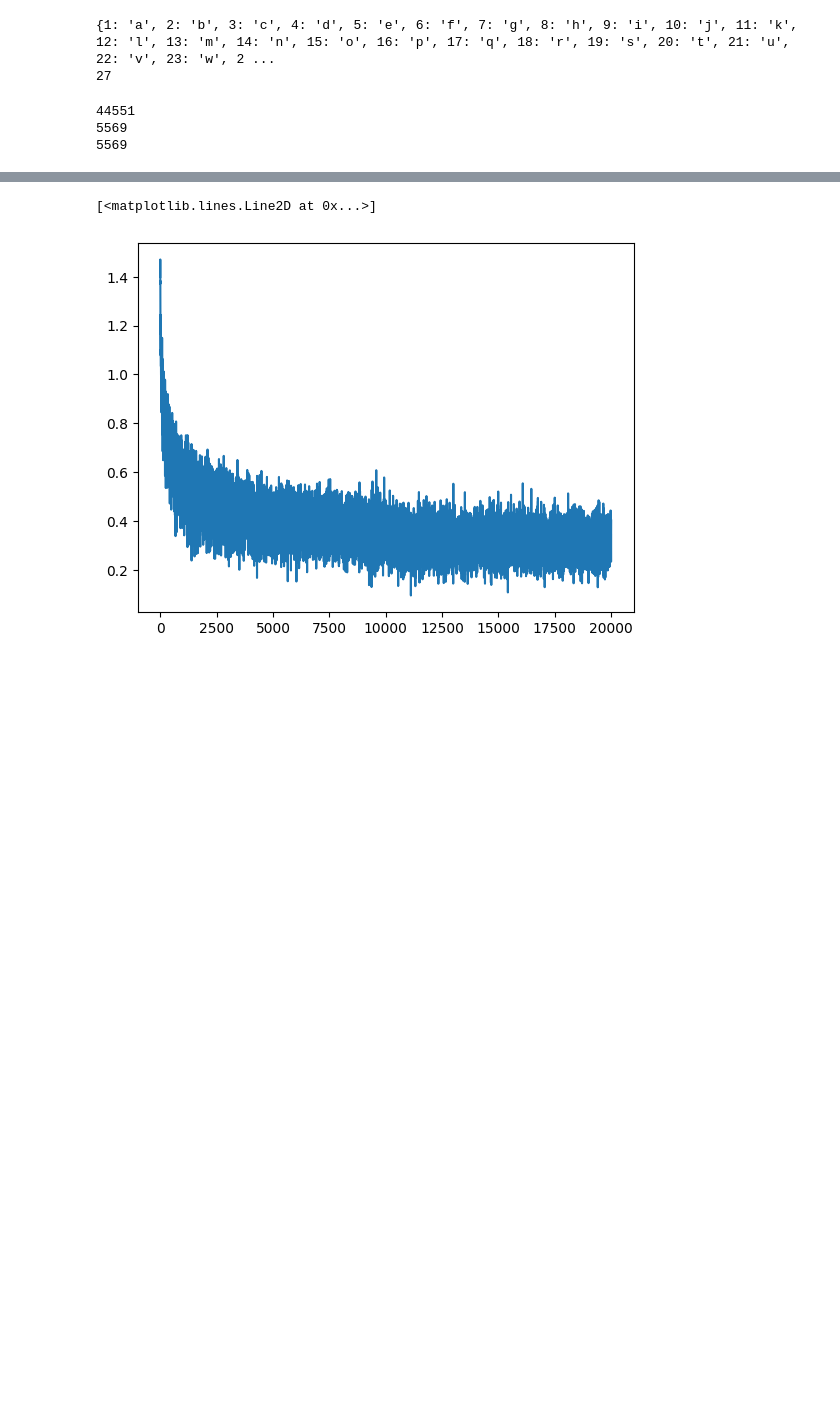
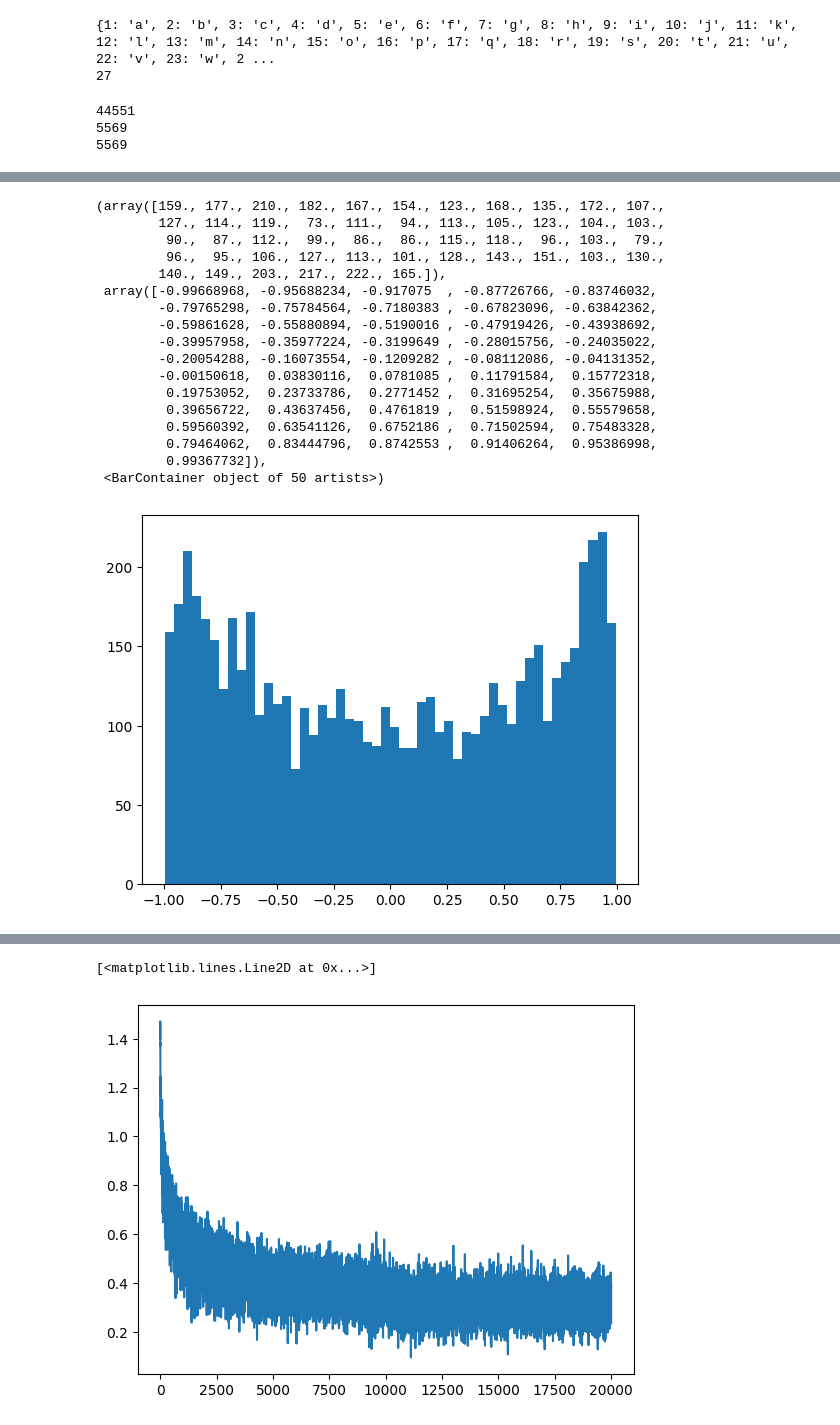
Before and after one commit to abhishek-marathe04/makemore, a Jupyter notebook: makemore_part3.ipynb, the cells around one changed output, grey strips where cells are left out. Saved outputs shown, nothing was run; the diff lists cells and outputs as text; code cells hidden in the pictures; blank space fills up the shorter version.

```diff
--- a/makemore_part3.ipynb
+++ b/makemore_part3.ipynb
@@ -80,12 +94,19 @@ n_embd = 10
 n_hidden = 200
 
 g = torch.Generator().manual_seed(2147483647) # for reproducability
-C = torch.randn(vocab_size, n_embd,             generator=g, requires_grad=True)
-W1 = torch.randn(n_embd * block_size, n_hidden ,generator=g, requires_grad=True)
-b1 = torch.randn(n_hidden,                      generator=g, requires_grad=True)
-W2 = torch.randn(n_hidden, vocab_size,          generator=g, requires_grad=True)
-b2 = torch.randn(vocab_size,                    generator=g, requires_grad=True)
-parameters = [C, W1, b1, W2, b2]
+C = torch.randn(vocab_size, n_embd,             generator=g)
+W1 = torch.randn(n_embd * block_size, n_hidden ,generator=g) * (5/3)/((n_embd * block_size) ** 0.5)
+b1 = torch.randn(n_hidden,                      generator=g) * 0.01
+W2 = torch.randn(n_hidden, vocab_size,          generator=g) * 0.01
+b2 = torch.randn(vocab_size,                    generator=g) * 0
+
+bngain = torch.ones(1, n_hidden)
+bnbias = torch.zeros(1, n_hidden)
+
+bnmean_running = torch.ones(1, n_hidden)
+bnstd_running = torch.ones(1, n_hidden)
+
+parameters = [C, W1, b1, W2, b2, bngain, bnbias]
 # print("Model initilised..")
 print(f"Hidden Layers : {n_hidden}, embedding_dims : {n_embd}, input_values {vocab_size}, output_values: {vocab_size}")
 print(f"Number of parameters in model {sum(p.nelement() for p in parameters)}") # Number of parameters in model
@@ -98,5 +119,4 @@ Number of parameters in model 11897
 # %%
-
 max_steps = 20000
 batch_size = 32
 lossi = []
@@ -112,7 +132,19 @@ for i in range(max_steps):
     # Forward pass
     emb = C[Xb] # (37,3, 2) # Embed characters into vectors
     embcat = emb.view(emb.shape[0], -1) # Concatenate the vectors
+
     hpreact = embcat @ W1 + b1 # hidden layer pre activation
+
+    # lets look at batch norm, We are standartiing this batch, but this should only applicable to init,
+    # For that, we need to add scale and shift
+    bnmeani = hpreact.mean(0, keepdim=True)
+    bnstdi = hpreact.std(0, keepdim=True)
+    hpreact = bngain * (hpreact - bnmeani) / bnstdi  + bnbias
+
+    with torch.no_grad():
+        bnmean_running = 0.999 * bnmean_running + 0.001 * bnmeani
+        bnstd_running = 0.999 * bnstd_running + 0.001 * bnstdi
+
     h = torch.tanh(hpreact) # (37,100)  # hidden layer
     logits = h @ W2 + b2 # 37,27 # output layer
     # loss
@@ -128,7 +160,10 @@ for i in range(max_steps):
 
     # Update parameters
     lr = 0.1 if i < 10000 else 0.01 # step learning rate decay
+    # print(parameters)
+    ixfrtr = 0
     for p in parameters:
+        ixfrtr += 1
         p.data += -lr * p.grad
 
 
@@ -136,4 +171,6 @@ for i in range(max_steps):
     if i % 1000 == 0:
         print(f'{i:7d}/{max_steps:7d}: {loss.item():4f}')
     lossi.append(loss.log10().item())
+
+    break
 # %% [output]
@@ -159,0 +178,24 @@ for i in range(max_steps):
+# %%
+# We can see, Most of the values are either -1 or 1, and all these values that are 1 or -1 are in flat
+# region of tanh, And what will happen is, gradients will be vanished ( check tanh formula for gradient)
+
+plt.hist(h.view(-1).tolist(), 50)
+# %% [output]
+(array([159., 177., 210., 182., 167., 154., 123., 168., 135., 172., 107.,
+        127., 114., 119.,  73., 111.,  94., 113., 105., 123., 104., 103.,
+         90.,  87., 112.,  99.,  86.,  86., 115., 118.,  96., 103.,  79.,
+         96.,  95., 106., 127., 113., 101., 128., 143., 151., 103., 130.,
+        140., 149., 203., 217., 222., 165.]),
+ array([-0.99668968, -0.95688234, -0.917075  , -0.87726766, -0.83746032,
+        -0.79765298, -0.75784564, -0.7180383 , -0.67823096, -0.63842362,
+        -0.59861628, -0.55880894, -0.5190016 , -0.47919426, -0.43938692,
+        -0.39957958, -0.35977224, -0.3199649 , -0.28015756, -0.24035022,
+        -0.20054288, -0.16073554, -0.1209282 , -0.08112086, -0.04131352,
+        -0.00150618,  0.03830116,  0.0781085 ,  0.11791584,  0.15772318,
+         0.19753052,  0.23733786,  0.2771452 ,  0.31695254,  0.35675988,
+         0.39656722,  0.43637456,  0.4761819 ,  0.51598924,  0.55579658,
+         0.59560392,  0.63541126,  0.6752186 ,  0.71502594,  0.75483328,
+         0.79464062,  0.83444796,  0.8742553 ,  0.91406264,  0.95386998,
+         0.99367732]),
+ <BarContainer object of 50 artists>)
+[figure, added]
```
Also changed, not shown: parts of 9 cells of this notebook.
